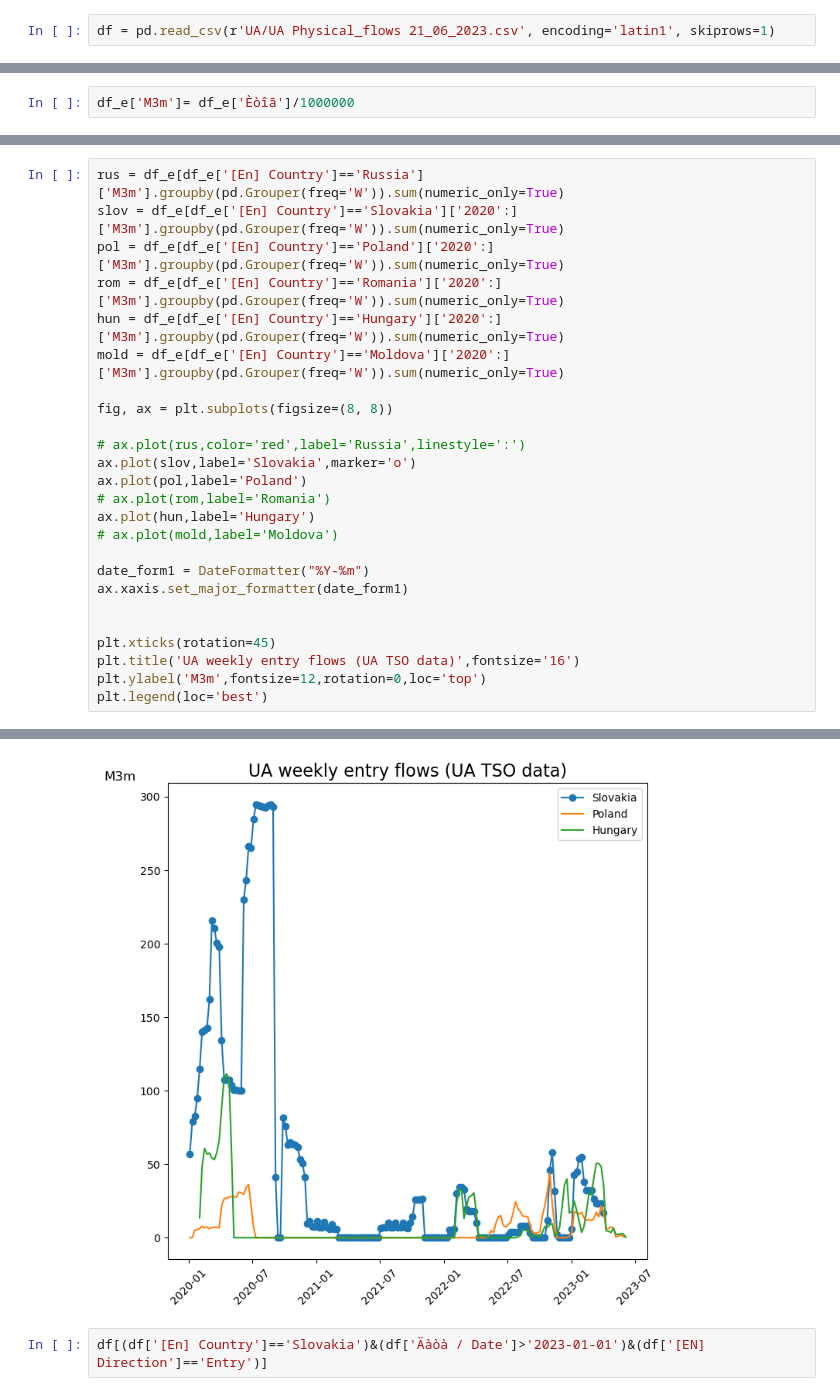
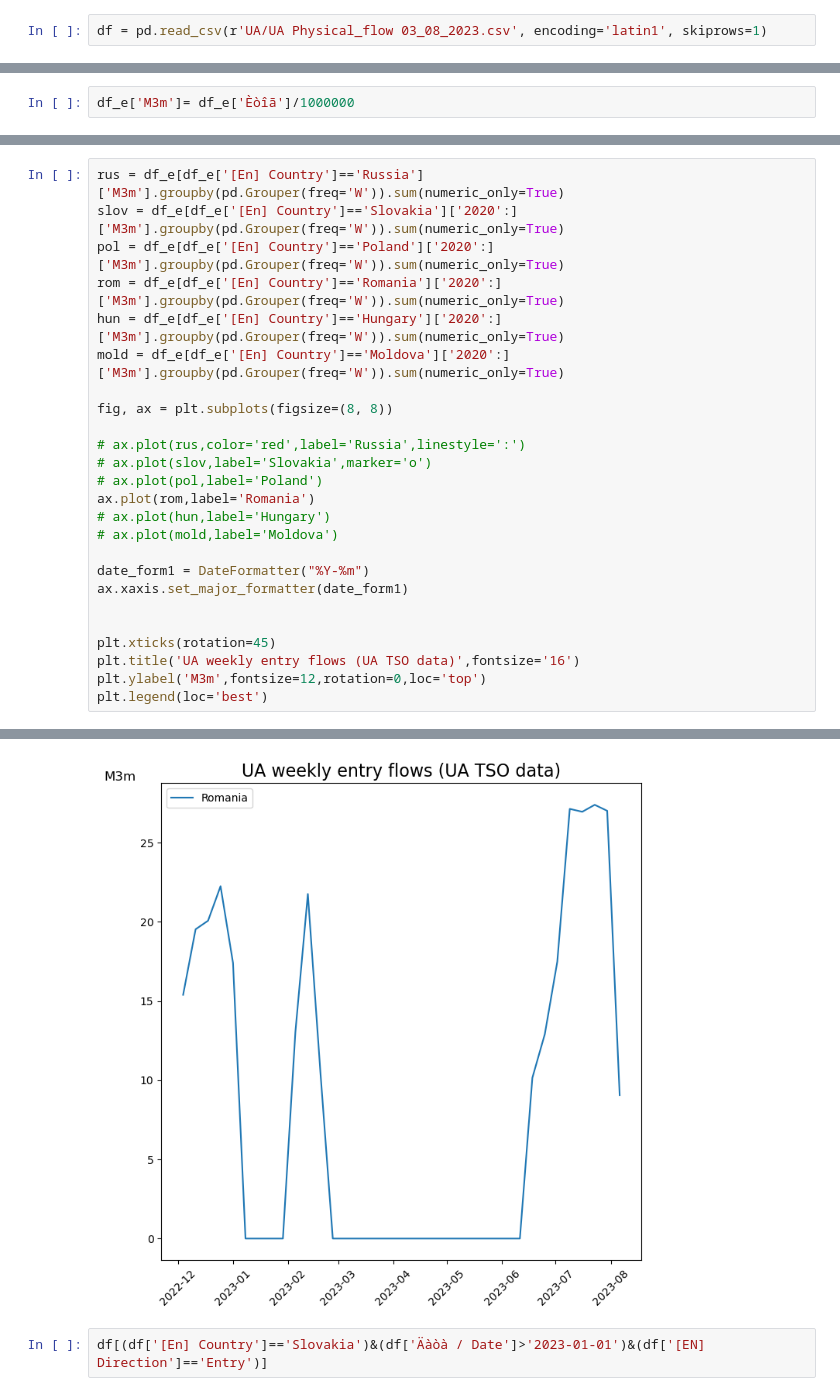
Before and after one commit to greenbruegel/gas-imports, a Jupyter notebook: UA flows.ipynb, the cells around one changed output, grey strips where cells are left out. Saved outputs shown, nothing was run; the diff lists cells and outputs as text.

Commit message:
worked on UA flows, inc Romania and on an emission by sector file

```diff
--- a/UA flows.ipynb
+++ b/UA flows.ipynb
@@ -29,5 +29,5 @@ os.getcwd()
 # %%
-df = pd.read_csv(r'UA/UA Physical_flows 21_06_2023.csv', encoding='latin1', skiprows=1)
+df = pd.read_csv(r'UA/UA Physical_flow 03_08_2023.csv', encoding='latin1', skiprows=1)
 # %%
 df['Äàòà / Date'] = pd.to_datetime(df['Äàòà / Date'], format='%d.%m.%Y', dayfirst=True)
 df['Äàòà / Date'] = df['Äàòà / Date'].sort_values(ascending=True)
@@ -58,31 +58,31 @@ df_e.head(2)
 # %%
 rus = df_e[df_e['[En] Country']=='Russia']['M3m'].groupby(pd.Grouper(freq='W')).sum(numeric_only=True)
 slov = df_e[df_e['[En] Country']=='Slovakia']['2020':]['M3m'].groupby(pd.Grouper(freq='W')).sum(numeric_only=True)
 pol = df_e[df_e['[En] Country']=='Poland']['2020':]['M3m'].groupby(pd.Grouper(freq='W')).sum(numeric_only=True)
 rom = df_e[df_e['[En] Country']=='Romania']['2020':]['M3m'].groupby(pd.Grouper(freq='W')).sum(numeric_only=True)
 hun = df_e[df_e['[En] Country']=='Hungary']['2020':]['M3m'].groupby(pd.Grouper(freq='W')).sum(numeric_only=True)
 mold = df_e[df_e['[En] Country']=='Moldova']['2020':]['M3m'].groupby(pd.Grouper(freq='W')).sum(numeric_only=True)
 
 fig, ax = plt.subplots(figsize=(8, 8))
 
 # ax.plot(rus,color='red',label='Russia',linestyle=':')
-ax.plot(slov,label='Slovakia',marker='o')
-ax.plot(pol,label='Poland')
-# ax.plot(rom,label='Romania')
-ax.plot(hun,label='Hungary')
+# ax.plot(slov,label='Slovakia',marker='o')
+# ax.plot(pol,label='Poland')
+ax.plot(rom,label='Romania')
+# ax.plot(hun,label='Hungary')
 # ax.plot(mold,label='Moldova')
 
 date_form1 = DateFormatter("%Y-%m")
 ax.xaxis.set_major_formatter(date_form1)
 
 
 plt.xticks(rotation=45)
 plt.title('UA weekly entry flows (UA TSO data)',fontsize='16')
 plt.ylabel('M3m',fontsize=12,rotation=0,loc='top')
 plt.legend(loc='best')
 # %% [output]
 <matplotlib.legend.Legend at 0x...>
-[figure, old version]
+[figure, new version]
 # %%
 df[(df['[En] Country']=='Slovakia')&(df['Äàòà / Date']>'2023-01-01')&(df['[EN] Direction']=='Entry')]
 # %% [output]
```
Also changed, not shown: parts of 3 cells of this notebook, 2 other files.
